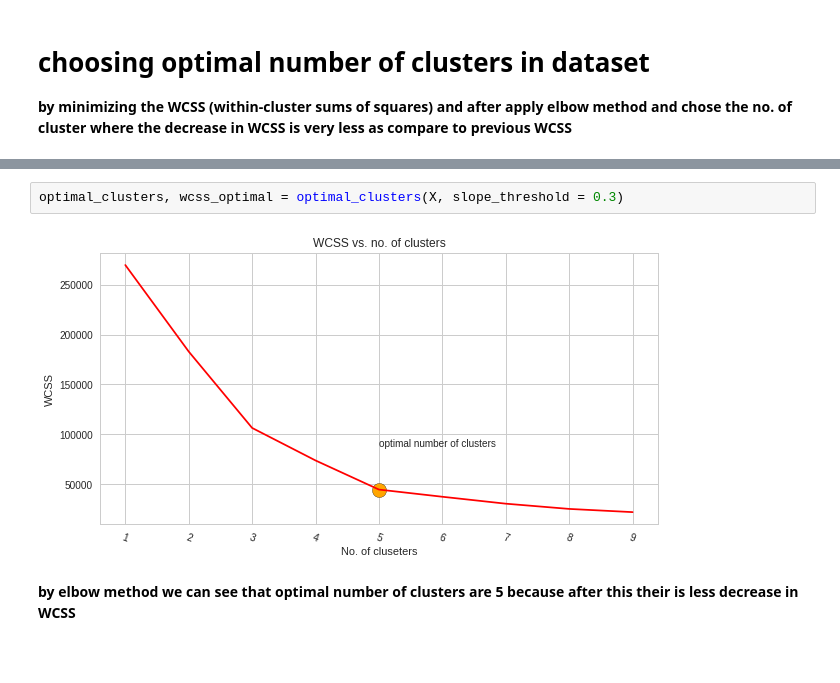
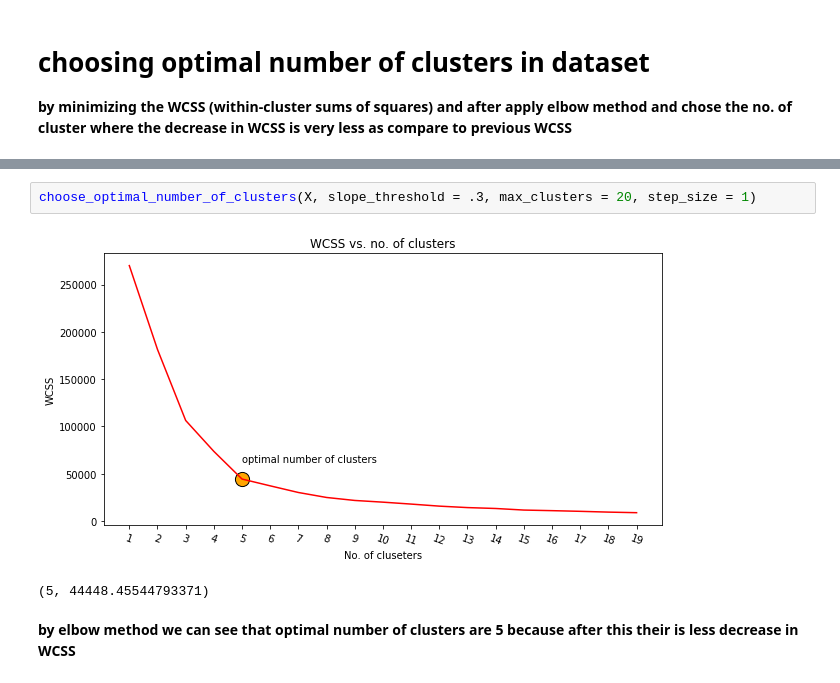
Before and after one commit to noushadkhan01/Projects, a Jupyter notebook: Machine-Learning/Clustering/K-Means/01_KMeans_Clustering_project_to_target_the_customer.ipynb, the cells around one changed output, grey strips where cells are left out. Saved outputs shown, nothing was run; the diff lists cells and outputs as text; blank space fills up the shorter version.

```diff
--- a/Machine-Learning/Clustering/K-Means/01_KMeans_Clustering_project_to_target_the_customer.ipynb
+++ b/Machine-Learning/Clustering/K-Means/01_KMeans_Clustering_project_to_target_the_customer.ipynb
@@ -66,7 +55,8 @@ def optimal_clusters(X, step_size = 1, slope_threshold = 0.4 , end_point = 10):
-# %%
-optimal_clusters, wcss_optimal = optimal_clusters(X, slope_threshold = 0.3)
-# %% [output]
-[figure, removed]
+# %%
+choose_optimal_number_of_clusters(X, slope_threshold = .3, max_clusters = 20, step_size = 1)
+# %% [output]
+[figure, added]
+(5, 44448.45544793371)
 # %% [markdown]
 **by elbow method we can see that optimal number of clusters are 5 because after this their is less decrease in WCSS**
 # %% [markdown]
```
Also changed, not shown: parts of 4 cells of this notebook.
